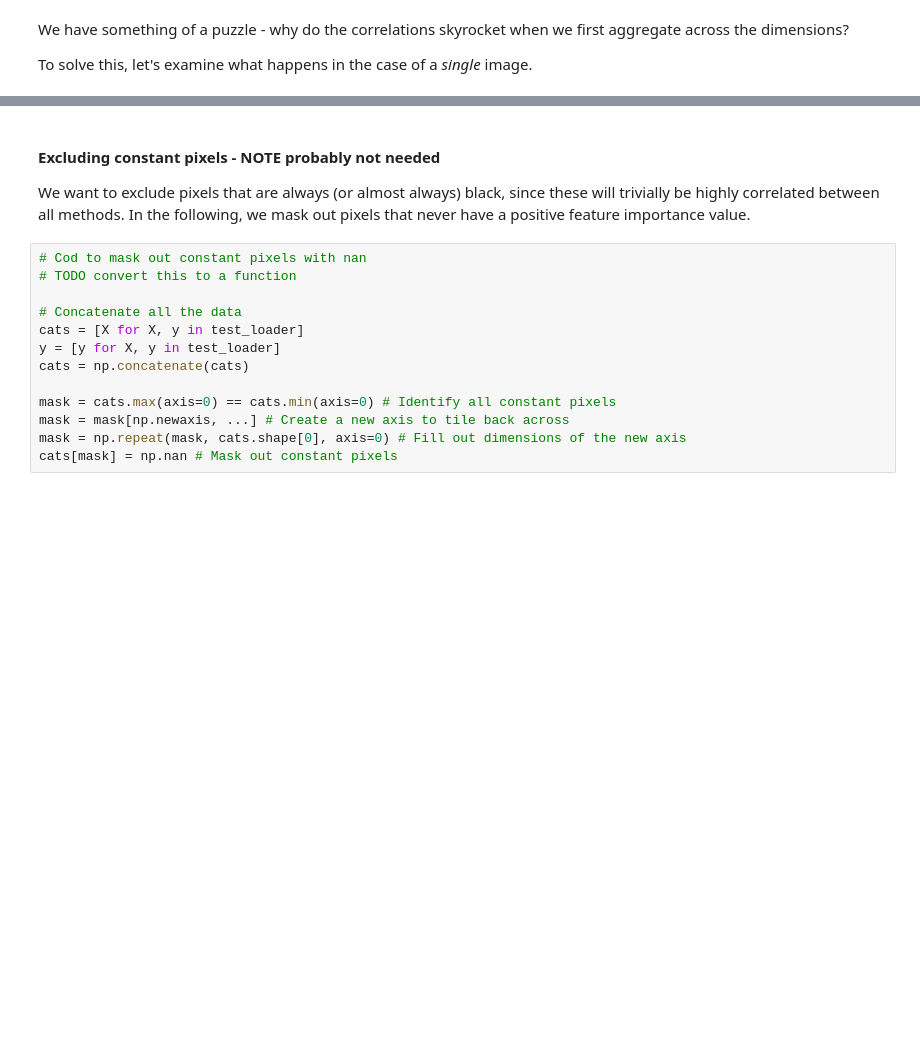
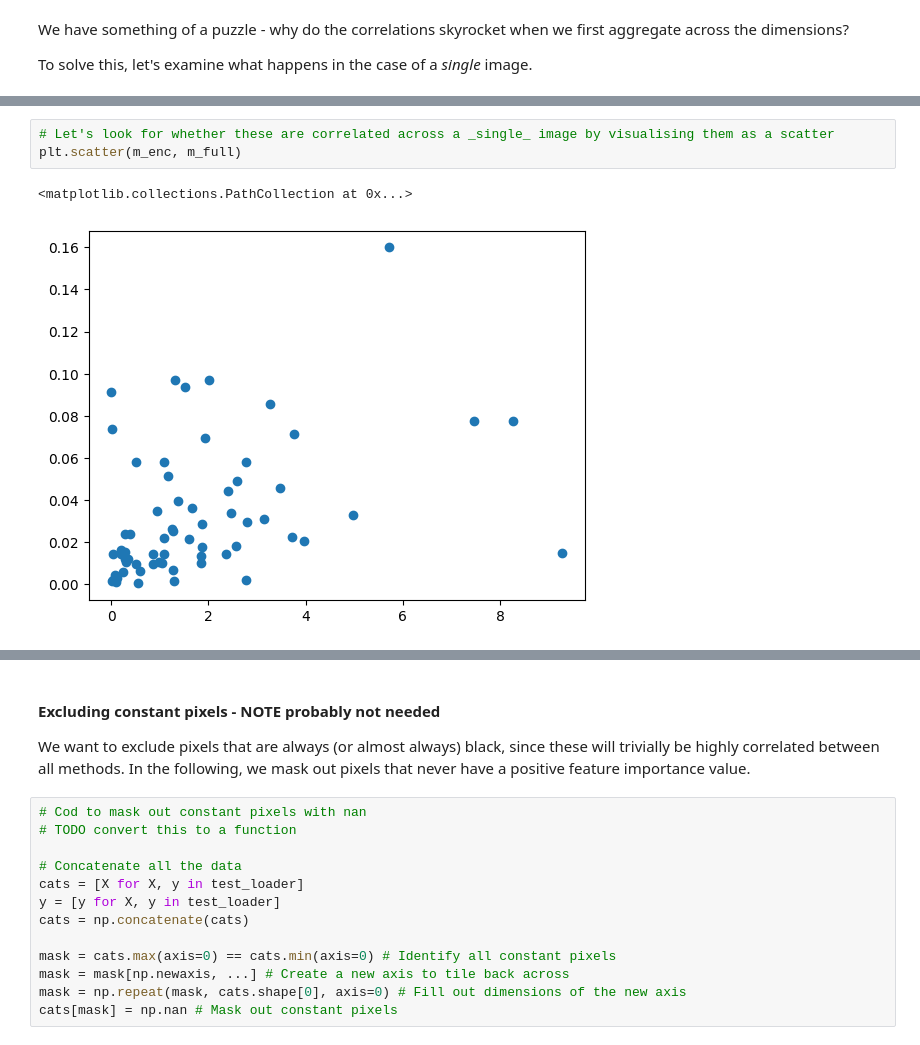
Before and after one commit to jwagenbach/FACT, a Jupyter notebook: extensions/generate_encoder_vs_decoder_correlations.ipynb, the cells around one changed output, grey strips where cells are left out. Saved outputs shown, nothing was run; the diff lists cells and outputs as text; blank space fills up the shorter version.

```diff
--- a/extensions/generate_encoder_vs_decoder_correlations.ipynb
+++ b/extensions/generate_encoder_vs_decoder_correlations.ipynb
@@ -200,0 +189,6 @@ array([[0.0000000e+00, 0.0000000e+00, 0.0000000e+00, 0.0000000e+00,
+# %%
+# Let's look for whether these are correlated across a _single_ image by visualising them as a scatter
+plt.scatter(m_enc, m_full)
+# %% [output]
+<matplotlib.collections.PathCollection at 0x...>
+[figure, added]
```
Also changed, not shown: parts of 17 cells of this notebook.
